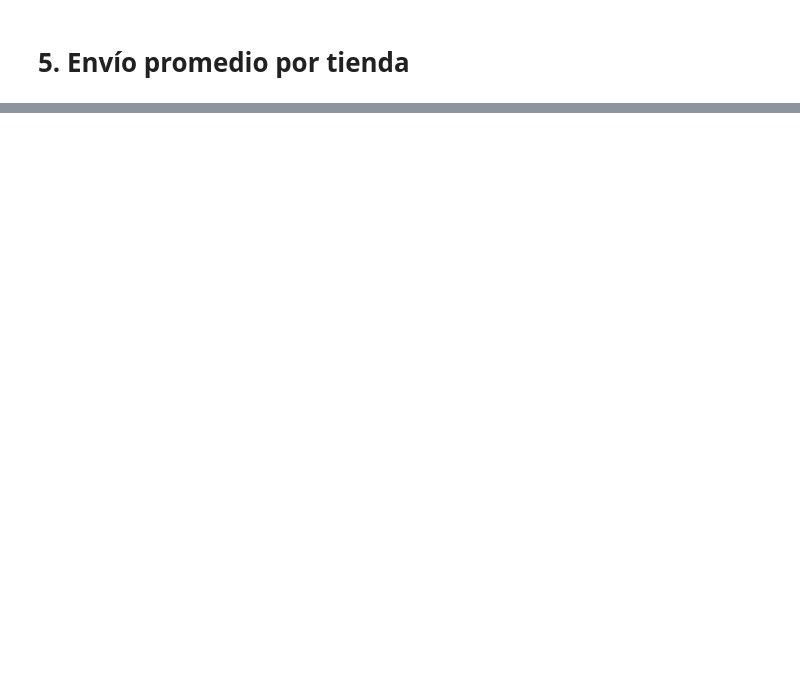
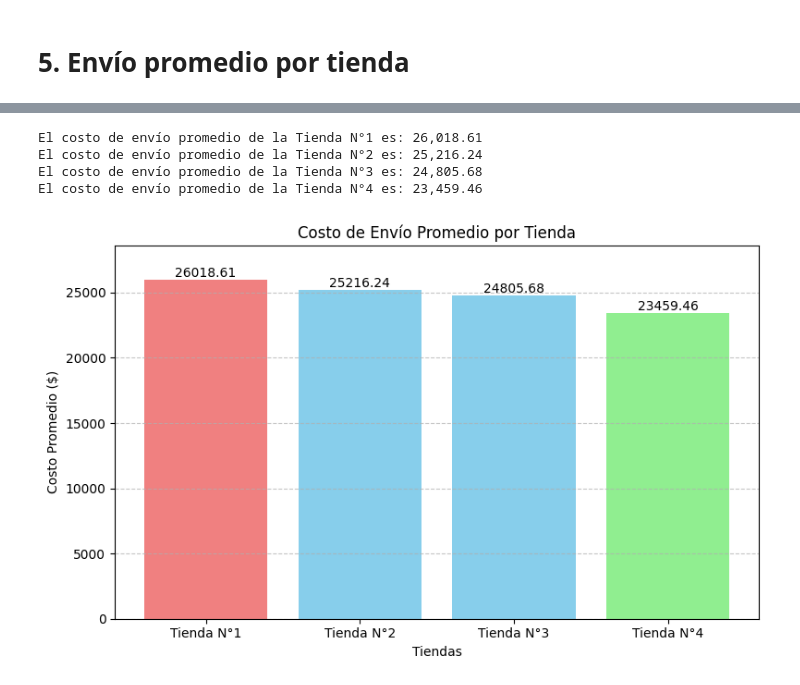
Before and after one commit to joako2004/challenge-alura, a Jupyter notebook: AluraStoreLatam.ipynb, the cells around one changed output, grey strips where cells are left out. Cells and saved outputs as stored; diff of their text form; code cells hidden in the pictures; blank space fills up the shorter version.

```diff
--- a/AluraStoreLatam.ipynb
+++ b/AluraStoreLatam.ipynb
@@ -282,0 +284,60 @@ La tienda con el costo de envío promedio más bajo es la Tienda N° 4 con un co
+# %%
+def calcular_envio_promedio_tienda(lista_tiendas):
+    costos_envio_promedio = {} # generar un diccionario para almacenar los datos
+    for nombre_tienda, df in lista_tiendas: # iterar sobre la lista
+        costos_envio_promedio[nombre_tienda] = df['Costo de envío'].mean() # calcular el costo promedio de envío
+    return costos_envio_promedio
+
+envios_promedio = calcular_envio_promedio_tienda(lista_tiendas)
+
+def mostrar_info(envios_promedio):
+    for tienda, costo in envios_promedio.items(): # iterar sobre el diccionario
+        print(f'El costo de envío promedio de la {tienda} es: {costo:,.2f}') # usar el formato :,.2f para mostrar el resultado con dos decimales
+
+    tiendas_con_peor_desempeño['promedio_mas_costoso'] = max(envios_promedio, key=envios_promedio.get) # usar la función max() para calcular el costo promedio de envío más alto y añadirlo al diccionario
+    tiendas_con_mejor_desempeño['promedio_mas_barato'] = min(envios_promedio, key=envios_promedio.get) # usar la función min() para calcular el costo promedio de envío más bajo y añadirlo al diccionario
+
+
+mostrar_info(envios_promedio)
+# %% [output]
+El costo de envío promedio de la Tienda N°1 es: 26,018.61
+El costo de envío promedio de la Tienda N°2 es: 25,216.24
+El costo de envío promedio de la Tienda N°3 es: 24,805.68
+El costo de envío promedio de la Tienda N°4 es: 23,459.46
+# %%
+import matplotlib.pyplot as plt
+
+def graficar_costos_promedio_coloreado(envios_promedio):
+    nombres_tiendas = list(envios_promedio.keys())
+    costos = list(envios_promedio.values())
+
+    # Identificar menor y mayor promedio
+    max_costo = max(costos)
+    min_costo = min(costos)
+
+    # Asignar colores: rojo si es el mayor, verde si es el menor, azul si es intermedio
+    colores = ['lightcoral' if c == max_costo else 'lightgreen' if c == min_costo else 'skyblue' for c in costos]
+
+    plt.figure(figsize=(8, 5))
+    bars = plt.bar(nombres_tiendas, costos, color=colores)
+
+    # Mostrar valores sobre las barras
+    for bar in bars:
+        height = bar.get_height()
+        plt.text(bar.get_x() + bar.get_width()/2.0, height, f'{height:.2f}',
+                 ha='center', va='bottom')
+
+    plt.title('Costo de Envío Promedio por Tienda')
+    plt.xlabel('Tiendas')
+    plt.ylabel('Costo Promedio ($)')
+    plt.ylim(0, max(costos) * 1.1)
+    plt.grid(axis='y', linestyle='--', alpha=0.7)
+
+
+    plt.tight_layout()
+    plt.show()
+
+# Llamar a la función
+graficar_costos_promedio_coloreado(envios_promedio)
+# %% [output]
+[figure, added]
```
Also changed, not shown: parts of 8 cells of this notebook.
